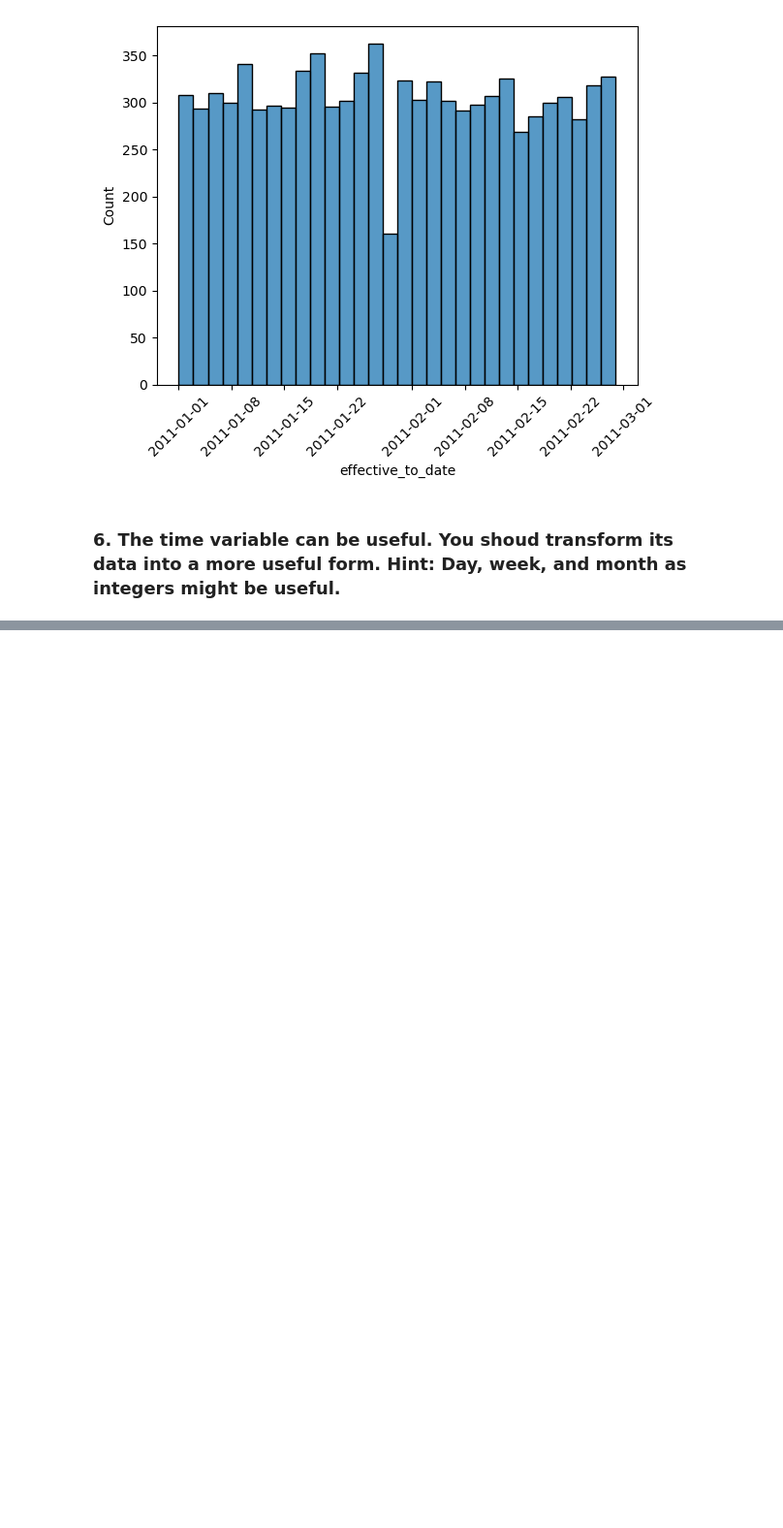
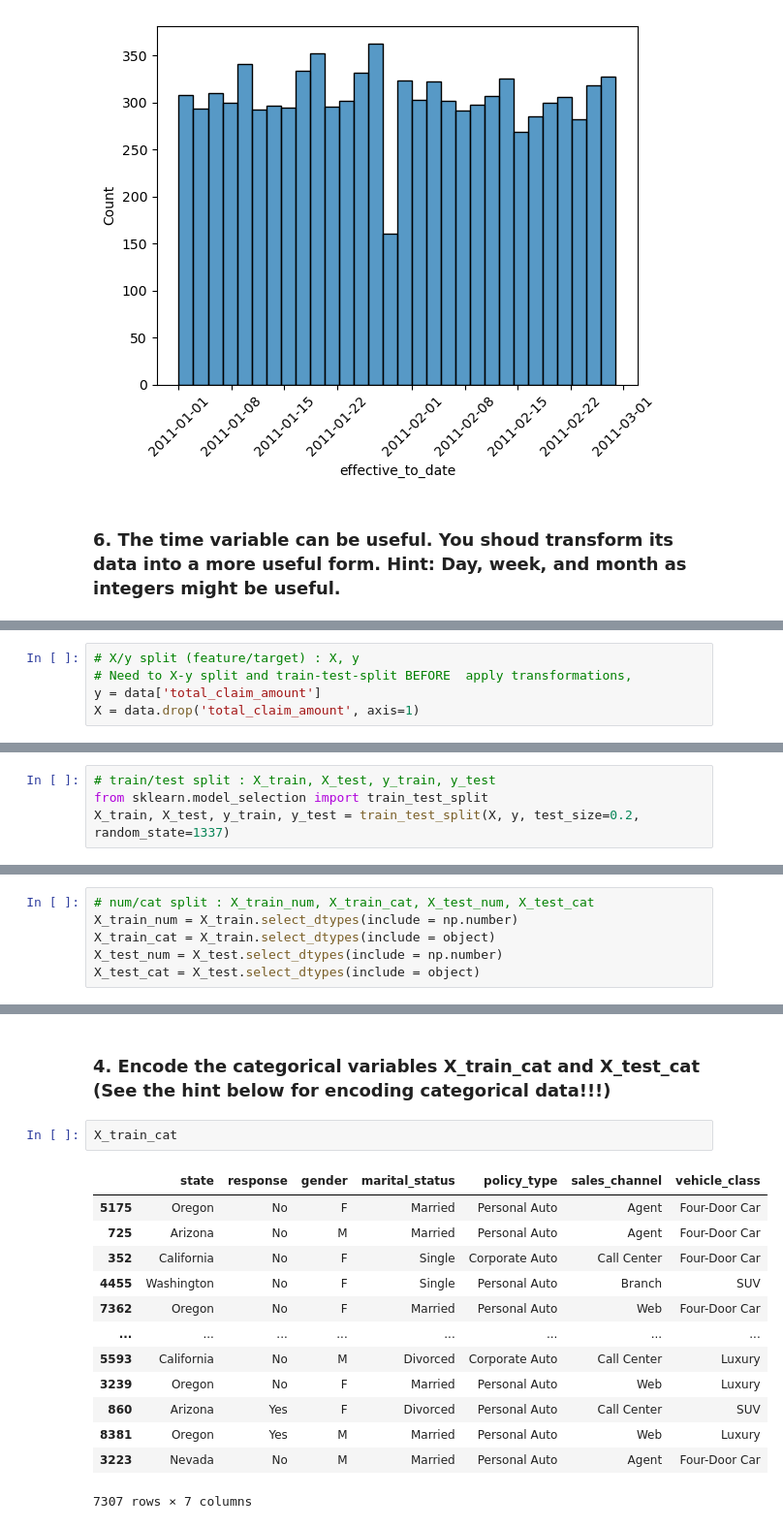
Before and after one commit to laiagomezmessia/lab-cleaning-numerical-data, a Jupyter notebook: files_for_lab/Lab Cleaning Num Cat Data.ipynb, the cells around one changed output, grey strips where cells are left out. Shown at 97% size. Drawn from its saved outputs; the diff is of its cells as text; blank space fills up the shorter version.

```diff
--- a/files_for_lab/Lab Cleaning Num Cat Data.ipynb
+++ b/files_for_lab/Lab Cleaning Num Cat Data.ipynb
@@ -731,0 +829,5 @@ categorical_df
+# %%
+# X/y split (feature/target) : X, y
+# Need to X-y split and train-test-split BEFORE  apply transformations,
+y = data['total_claim_amount']
+X = data.drop('total_claim_amount', axis=1)
@@ -731,0 +851,4 @@ categorical_df
+# %%
+# train/test split : X_train, X_test, y_train, y_test
+from sklearn.model_selection import train_test_split
+X_train, X_test, y_train, y_test = train_test_split(X, y, test_size=0.2, random_state=1337)
@@ -731,0 +857,6 @@ categorical_df
+# %%
+# num/cat split : X_train_num, X_train_cat, X_test_num, X_test_cat
+X_train_num = X_train.select_dtypes(include = np.number)
+X_train_cat = X_train.select_dtypes(include = object)
+X_test_num = X_test.select_dtypes(include = np.number)
+X_test_cat = X_test.select_dtypes(include = object)
@@ -731,0 +886,18 @@ categorical_df
+# %% [markdown]
+### 4. Encode the categorical variables X_train_cat and X_test_cat (See the hint below for encoding categorical data!!!)
+# %%
+X_train_cat
+# %% [output]
+|  | state | response | gender | marital_status | policy_type | sales_channel | vehicle_class |
+| 5175 | Oregon | No | F | Married | Personal Auto | Agent | Four-Door Car |
+| 725 | Arizona | No | M | Married | Personal Auto | Agent | Four-Door Car |
+| 352 | California | No | F | Single | Corporate Auto | Call Center | Four-Door Car |
+| 4455 | Washington | No | F | Single | Personal Auto | Branch | SUV |
+| 7362 | Oregon | No | F | Married | Personal Auto | Web | Four-Door Car |
+| ... | ... | ... | ... | ... | ... | ... | ... |
+| 5593 | California | No | M | Divorced | Corporate Auto | Call Center | Luxury |
+| 3239 | Oregon | No | F | Married | Personal Auto | Web | Luxury |
+| 860 | Arizona | Yes | F | Divorced | Personal Auto | Call Center | SUV |
+| 8381 | Oregon | Yes | M | Married | Personal Auto | Web | Luxury |
+| 3223 | Nevada | No | M | Married | Personal Auto | Agent | Four-Door Car |
+7307 rows × 7 columns
```
Also changed, not shown: parts of 49 cells of this notebook, 3 other files.
